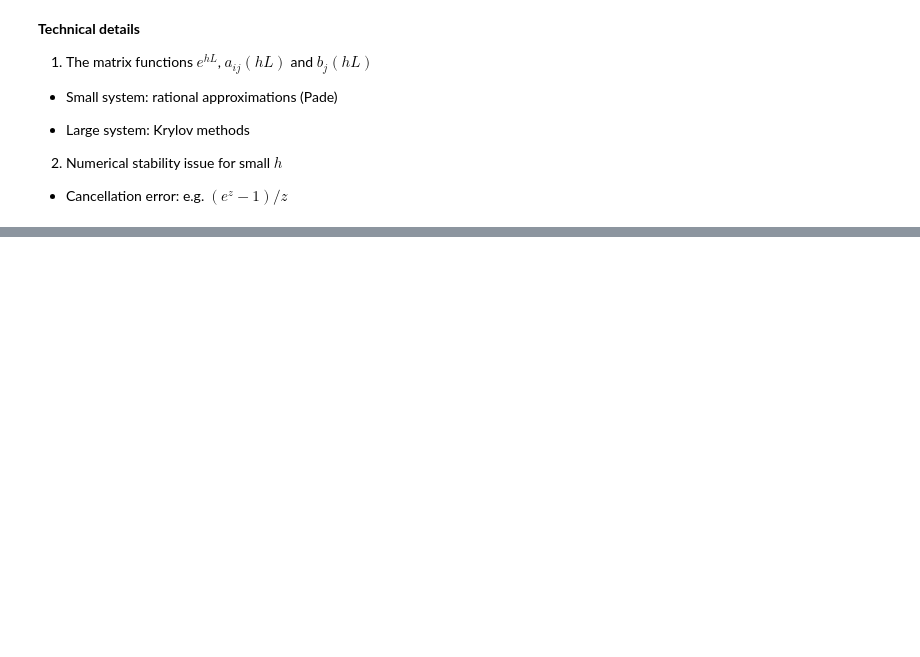
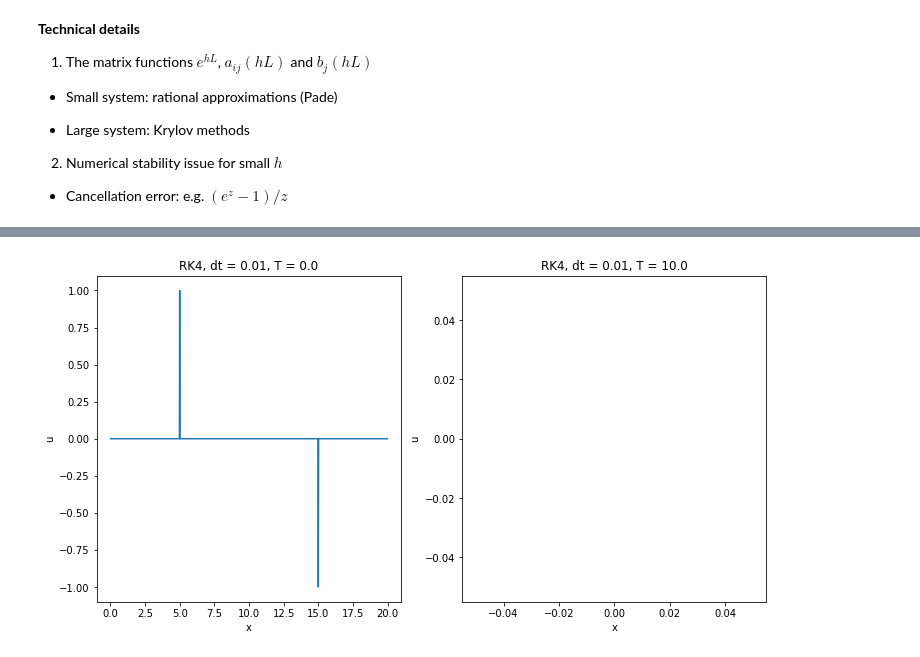
Before and after one commit to MSeeker1340/num2-spring2018, a Jupyter notebook: src/Presentation.ipynb, the cells around one changed output, grey strips where cells are left out. Cells and saved outputs as stored; diff of their text form; code cells hidden in the pictures; blank space fills up the shorter version.

```diff
--- a/src/Presentation.ipynb
+++ b/src/Presentation.ipynb
@@ -96,0 +184,4 @@ $$ \partial_tu = D\Delta u + u - u^3 $$
+# %%
+solve_and_plot(dt=1e-2, method=RK4)
+# %% [output]
+[figure, added]
```
Also changed, not shown: parts of 12 cells of this notebook.
